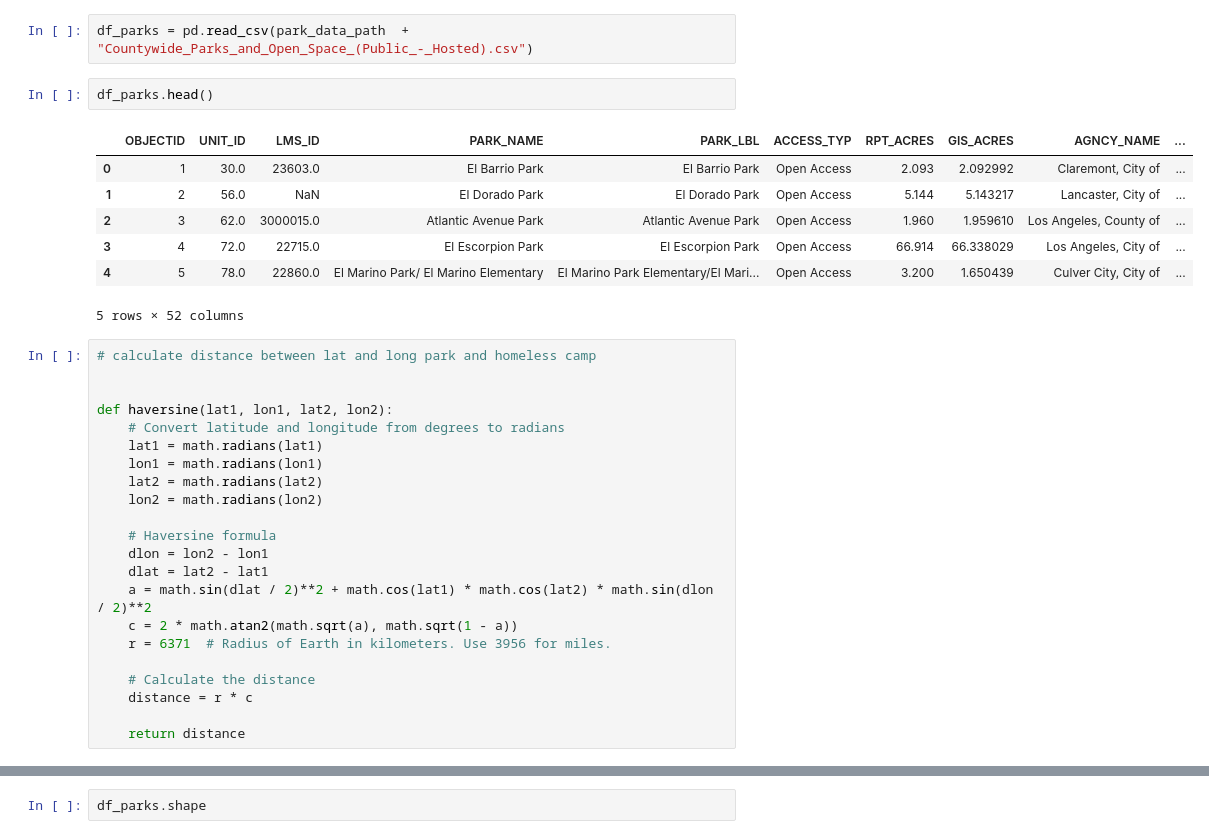
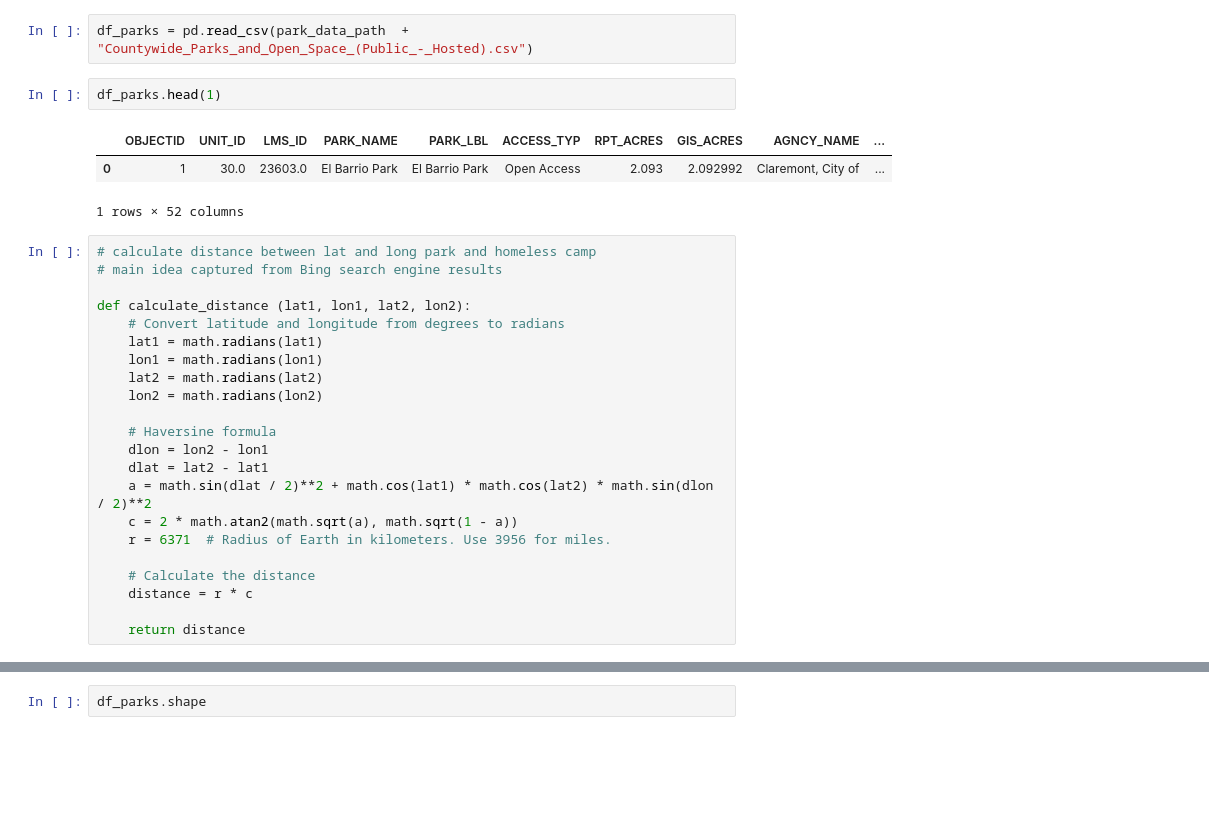
Before and after one commit to aeaiu/usable_ai_project, a Jupyter notebook: Notebooks/3_parks_eda.ipynb, the cells around one changed output, grey strips where cells are left out. Drawn from its saved outputs; the diff is of its cells as text; blank space fills up the shorter version.

```diff
--- a/Notebooks/3_parks_eda.ipynb
+++ b/Notebooks/3_parks_eda.ipynb
@@ -34,20 +34,16 @@ df.head(1)
 # %%
 df_parks = pd.read_csv(park_data_path  + "Countywide_Parks_and_Open_Space_(Public_-_Hosted).csv")
 # %%
-df_parks.head()
+df_parks.head(1)
 # %% [output]
 |  | OBJECTID | UNIT_ID | LMS_ID | PARK_NAME | PARK_LBL | ACCESS_TYP | RPT_ACRES | GIS_ACRES | AGNCY_NAME | ... |
 | 0 | 1 | 30.0 | 23603.0 | El Barrio Park | El Barrio Park | Open Access | 2.093 | 2.092992 | Claremont, City of | ... |
-| 1 | 2 | 56.0 | NaN | El Dorado Park | El Dorado Park | Open Access | 5.144 | 5.143217 | Lancaster, City of | ... |
-| 2 | 3 | 62.0 | 3000015.0 | Atlantic Avenue Park | Atlantic Avenue Park | Open Access | 1.960 | 1.959610 | Los Angeles, County of | ... |
-| 3 | 4 | 72.0 | 22715.0 | El Escorpion Park | El Escorpion Park | Open Access | 66.914 | 66.338029 | Los Angeles, City of | ... |
-| 4 | 5 | 78.0 | 22860.0 | El Marino Park/ El Marino Elementary | El Marino Park Elementary/El Mari... | Open Access | 3.200 | 1.650439 | Culver City, City of | ... |
-5 rows × 52 columns
+1 rows × 52 columns
 # %%
 # calculate distance between lat and long park and homeless camp
+# main idea captured from Bing search engine results
 
-
-def haversine(lat1, lon1, lat2, lon2):
+def calculate_distance (lat1, lon1, lat2, lon2):
     # Convert latitude and longitude from degrees to radians
     lat1 = math.radians(lat1)
     lon1 = math.radians(lon1)
```
Also changed, not shown: parts of 13 cells of this notebook.
